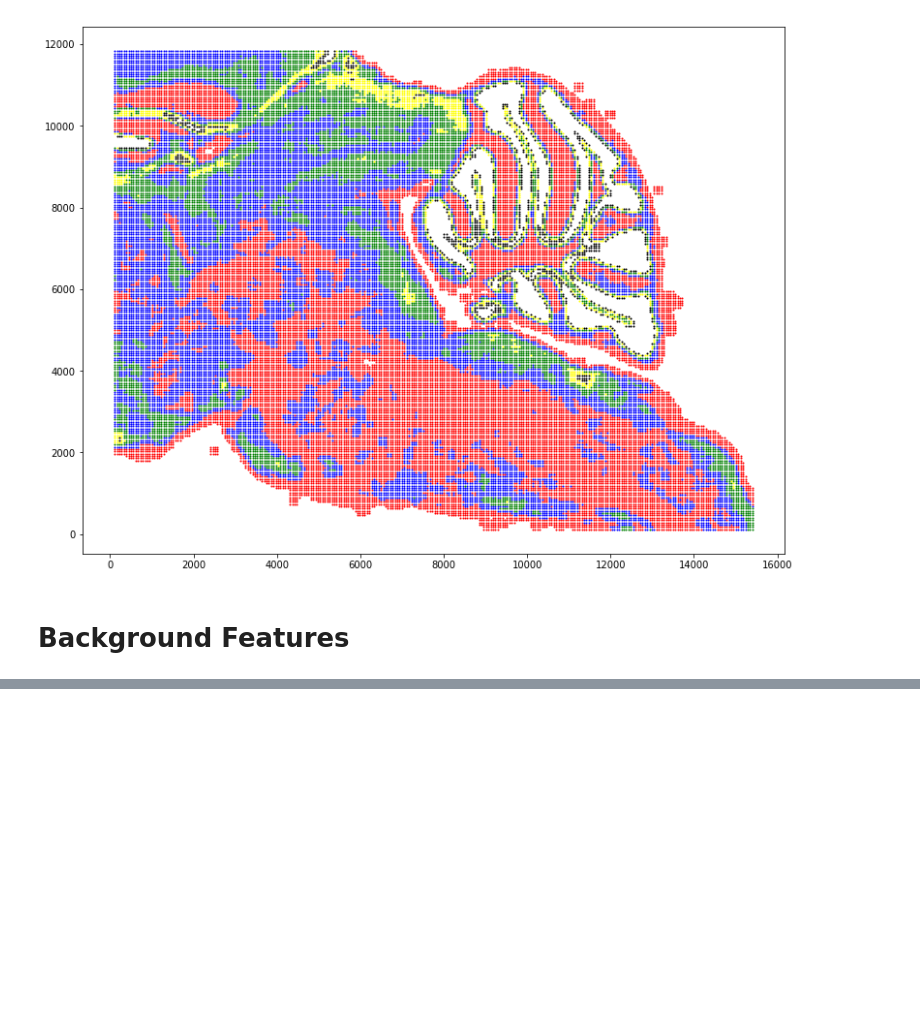
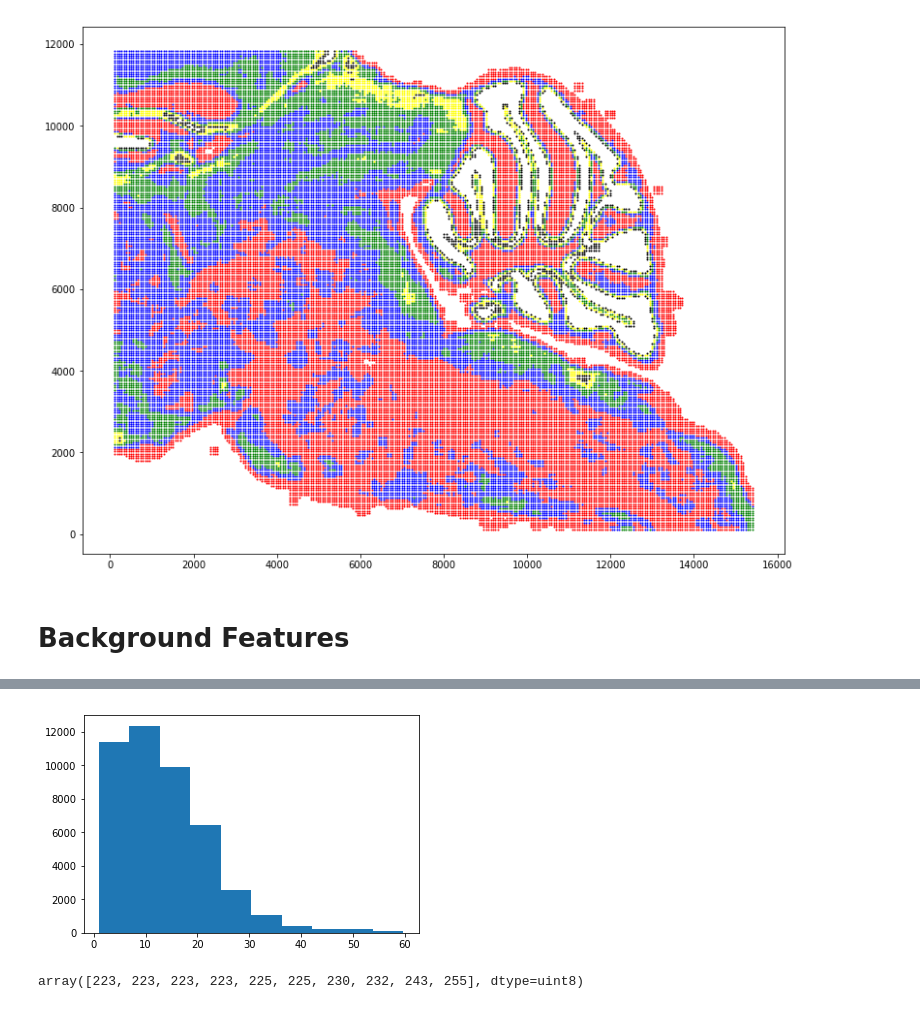
Before and after one commit to xiangjiph/MouseBrainAtlas, a Jupyter notebook: XJ/Extract_background_features.ipynb, the cells around one changed output, grey strips where cells are left out. Cells and saved outputs as stored; diff of their text form; code cells hidden in the pictures; blank space fills up the shorter version.

```diff
--- a/XJ/Extract_background_features.ipynb
+++ b/XJ/Extract_background_features.ipynb
@@ -248,0 +370,9 @@ print np.max(distance_im), np.min(distance_im)
+# %%
+distIm_Largest10 = np.sort(distance_im.flatten())[-10:]
+plt.hist(distance_im[(np.nonzero(distance_im))]);
+# %% [output]
+[figure, added]
+# %%
+np.sort(distIm_Largest10)
+# %% [output]
+array([223, 223, 223, 223, 225, 225, 230, 232, 243, 255], dtype=uint8)
```
Also changed, not shown: parts of 20 cells of this notebook.
